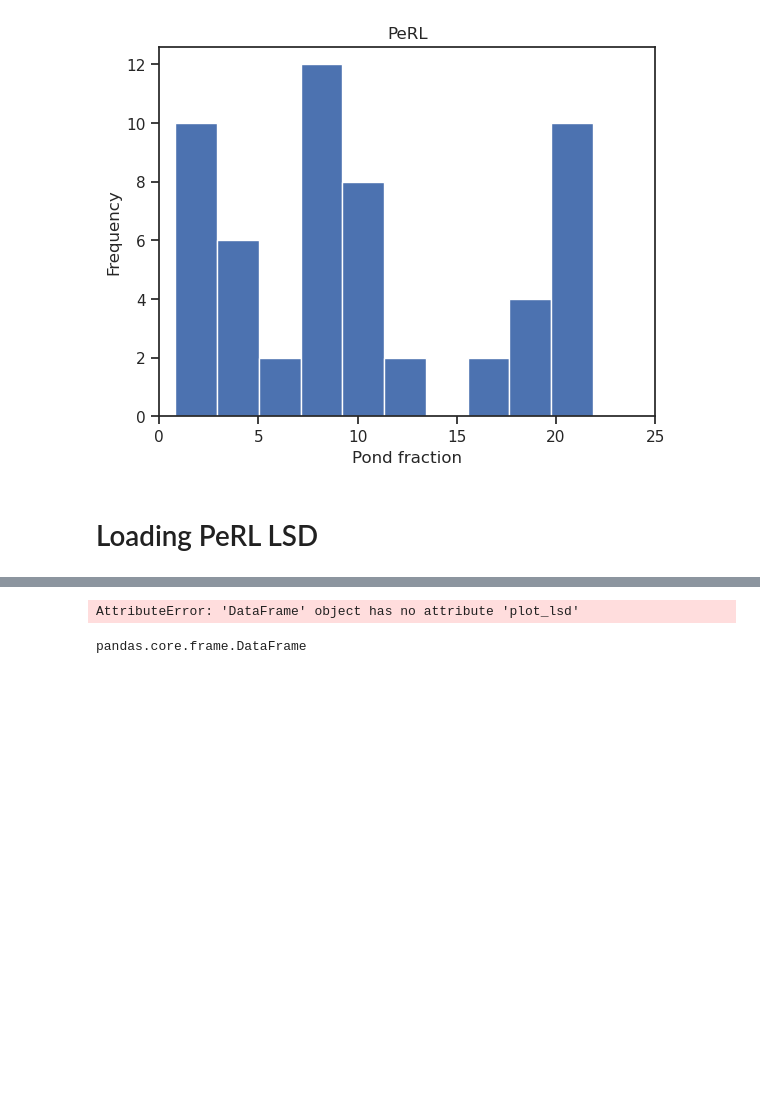
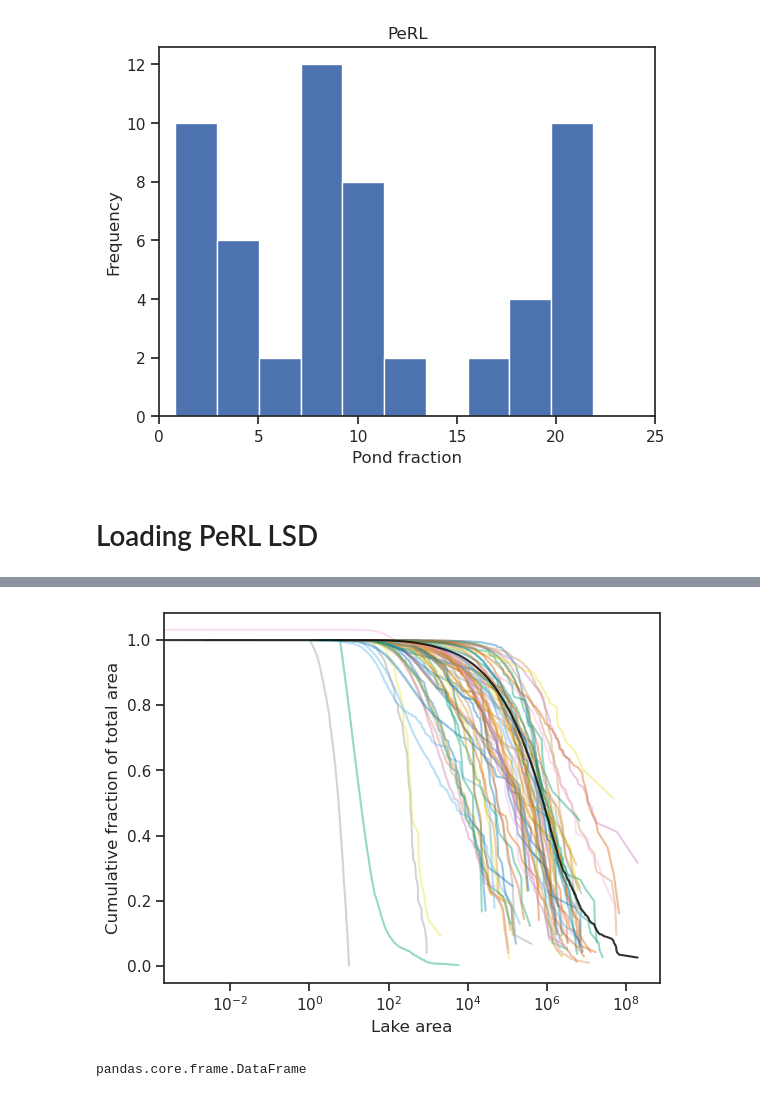
Before and after one commit to ekcomputer/lake-area, a Jupyter notebook: LSD_scale_comparison.ipynb, the cells around one changed output, grey strips where cells are left out. Drawn from its saved outputs; the diff is of its cells as text; code cells hidden in the pictures; blank space fills up the shorter version.

```diff
--- a/LSD_scale_comparison.ipynb
+++ b/LSD_scale_comparison.ipynb
@@ -294,8 +297,8 @@ lsd_perl.head(2)
 # %%
 ## plot
-lsd_perl.plot_lsd()
+lsd_perl.plot_lsd(plotLegend=False)
 # %% [output]
-AttributeError: 'DataFrame' object has no attribute 'plot_lsd'
+[figure, added]
 # %%
 type(lsd_perl)
 # %% [output]
```
Also changed, not shown: parts of 2 cells of this notebook.
